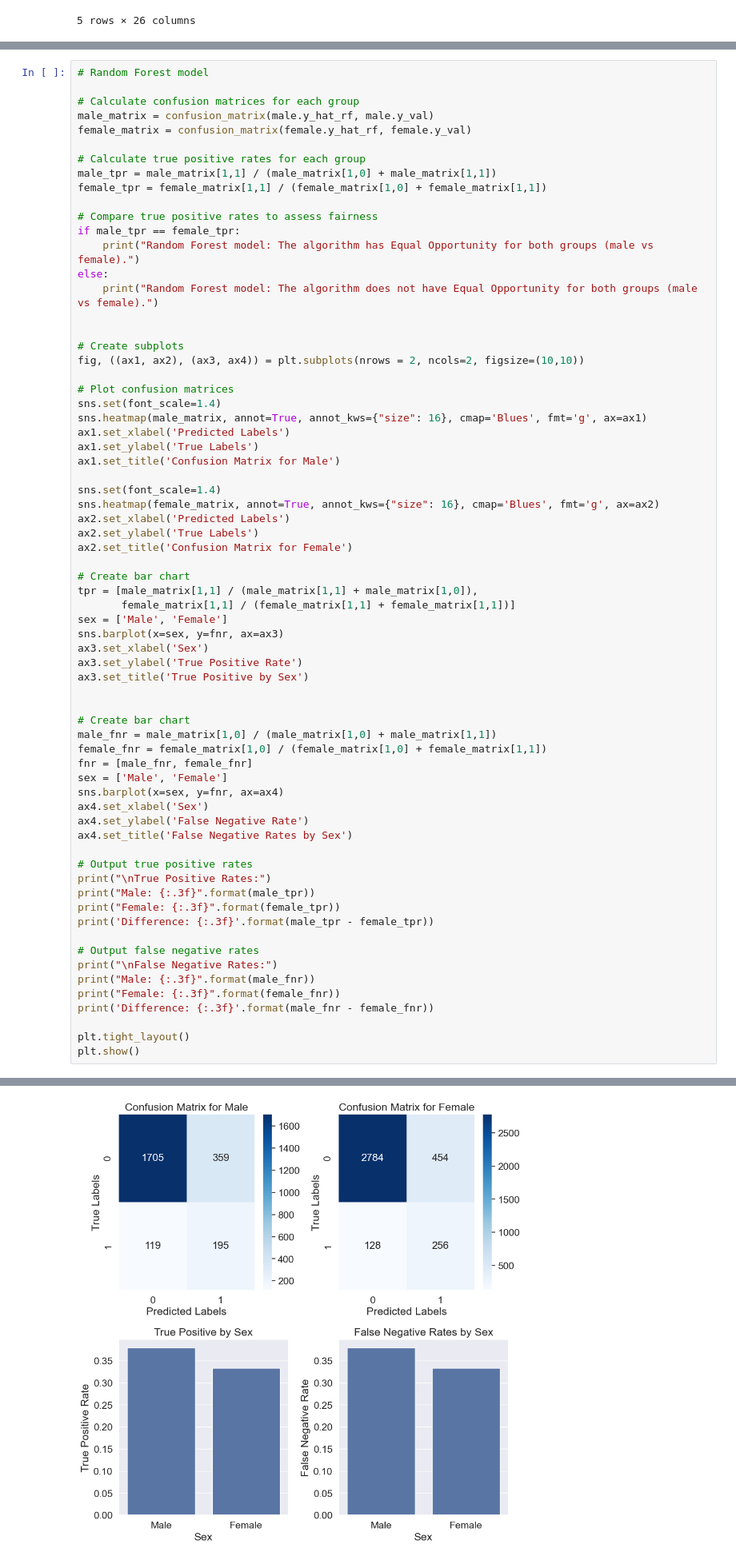
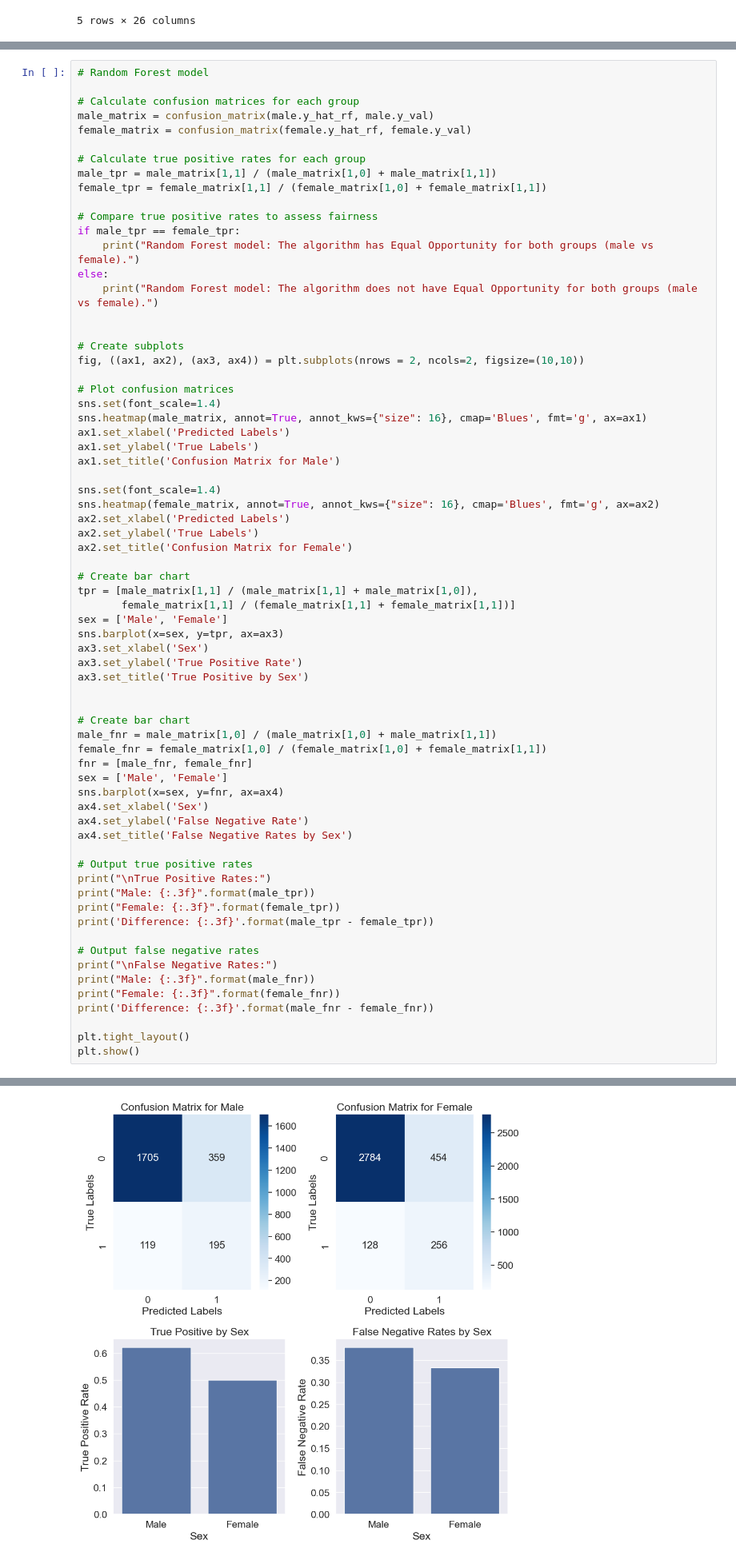
Before and after one commit to mauricioplopes/ethical-machine-learning, a Jupyter notebook: notebooks/trabalho-4.ipynb, the cells around one changed output, grey strips where cells are left out. Shown at 80% size. Saved outputs shown, nothing was run; the diff lists cells and outputs as text.

```diff
--- a/notebooks/trabalho-4.ipynb
+++ b/notebooks/trabalho-4.ipynb
@@ -135,7 +135,7 @@ ax2.set_title('Confusion Matrix for Female')
 tpr = [male_matrix[1,1] / (male_matrix[1,1] + male_matrix[1,0]),
        female_matrix[1,1] / (female_matrix[1,1] + female_matrix[1,1])]
 sex = ['Male', 'Female']
-sns.barplot(x=sex, y=fnr, ax=ax3)
+sns.barplot(x=sex, y=tpr, ax=ax3)
 ax3.set_xlabel('Sex')
 ax3.set_ylabel('True Positive Rate')
 ax3.set_title('True Positive by Sex')
@@ -150,34 +150,34 @@ sns.barplot(x=sex, y=fnr, ax=ax4)
 ax4.set_xlabel('Sex')
 ax4.set_ylabel('False Negative Rate')
 ax4.set_title('False Negative Rates by Sex')
 
 # Output true positive rates
 print("\nTrue Positive Rates:")
 print("Male: {:.3f}".format(male_tpr))
 print("Female: {:.3f}".format(female_tpr))
 print('Difference: {:.3f}'.format(male_tpr - female_tpr))
 
 # Output false negative rates
 print("\nFalse Negative Rates:")
 print("Male: {:.3f}".format(male_fnr))
 print("Female: {:.3f}".format(female_fnr))
 print('Difference: {:.3f}'.format(male_fnr - female_fnr))
 
 plt.tight_layout()
 plt.show()
 # %% [output]
 Random Forest model: The algorithm does not have Equal Opportunity for both groups (male vs female).
 
 True Positive Rates:
 Male: 0.621
 Female: 0.667
 Difference: -0.046
 
 False Negative Rates:
 Male: 0.379
 Female: 0.333
 Difference: 0.046
-[figure, old version]
+[figure, new version]
 # %% [markdown]
 ---
 ## Measuring Fairness Using Equalized Odds
```
Also changed, not shown: parts of 17 cells of this notebook.
